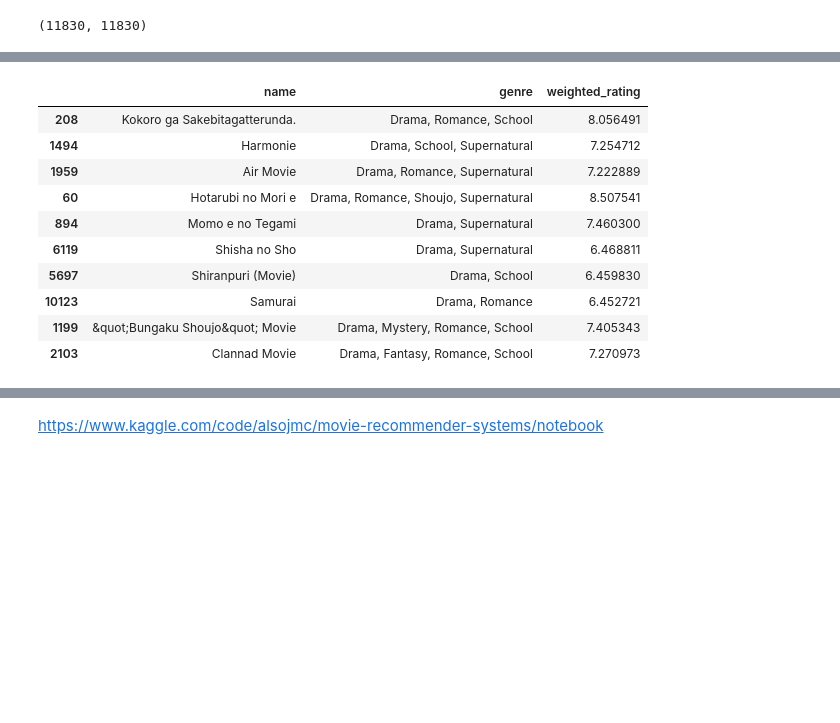
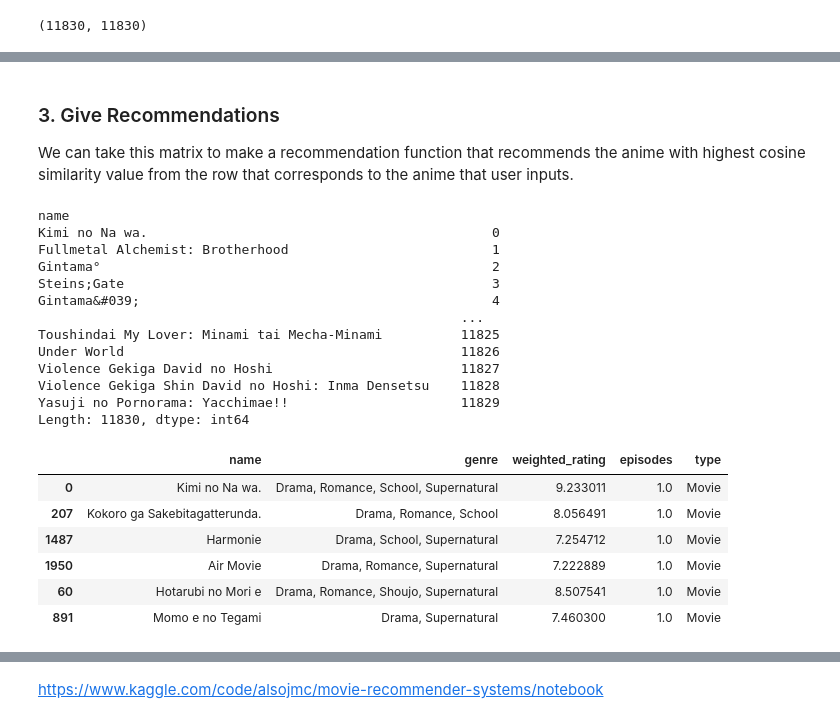
Before and after one commit to ssonghaophie/machine-learning-portfolio, a Jupyter notebook: Element 1/project1.ipynb, the cells around one changed output, grey strips where cells are left out. Drawn from its saved outputs; the diff is of its cells as text; code cells hidden in the pictures; blank space fills up the shorter version.

```diff
--- a/Element 1/project1.ipynb
+++ b/Element 1/project1.ipynb
@@ -88,4 +93,7 @@ Anime set shape after dropping NA values: (11830, 7)
 anime["rating"] = anime["rating"].astype(float)
 anime["members"] = anime["members"].astype(float)
 anime["episodes"] = anime["episodes"].astype(float)
+
+# reset the index
+anime = anime.reset_index(drop=True)
 # %% [markdown]
@@ -203,35 +228,61 @@ cos_sim.shape
+# %% [markdown]
+### 3. Give Recommendations
+
+We can take this matrix to make a recommendation function that recommends the anime with highest cosine similarity value from the row that corresponds to the anime that user inputs.
 # %%
-anime_index = pd.Series(anime.index, index=anime.name).drop_duplicates()
+# get the index of anime with names
+anime_index = pd.Series(anime.index, index=anime.name)
+anime_index
+# %% [output]
+name
+Kimi no Na wa.                                            0
+Fullmetal Alchemist: Brotherhood                          1
+Gintama°                                                  2
+Steins;Gate                                               3
+Gintama&#039;                                             4
+                                                      ...
+Toushindai My Lover: Minami tai Mecha-Minami          11825
+Under World                                           11826
+Violence Gekiga David no Hoshi                        11827
+Violence Gekiga Shin David no Hoshi: Inma Densetsu    11828
+Yasuji no Pornorama: Yacchimae!!                      11829
+Length: 11830, dtype: int64
 # %%
-def recommend(anime_name, similarity = cos_sim):
+# recommendation function
+def recommend(anime, anime_index, anime_name, similarity = cos_sim):
+    # get the index of the anime name
     ind = anime_index[anime_name]
+    #print(ind)
 
-    # Get the pairwise similarity scores of all anime with that anime
+    # calculate cosine similarity scores of all anime with that anime, enumerate it to match the index
     sim_scores = list(enumerate(cos_sim[ind]))
+    #print(sim_scores)
 
-    # Sort the anime based on the similarity scores
-    sim_scores = sorted(sim_scores, key=lambda x: x[1], reverse=True)
+    # sort the anime based on the similarity scores
+    sim_scores = sorted(sim_scores, reverse=True, key=lambda x: x[1])
+    #print(sim_scores)
 
-    # Get the scores of the 10 most similar anime
-    sim_scores = sim_scores[0:11]
+    # get the scores of the 5 most similar anime
+    sim_scores = sim_scores[0:6]
+    #print(sim_scores)
 
-    # Get the anime indices
-    anime_indices = [i[0] for i in sim_scores]
+    # get the anime indices
+    anime_indices = []
+    for i in sim_scores:
+        anime_indices.append(i[0])
+    #print(anime_indices)
 
-    # Return the top 10 most similar anime
-    result = anime[['name', 'genre', 'weighted_rating']].iloc[anime_indices].drop(ind)
+    # return the top 5 most similar anime after the anime user types
+    result = anime[["name", "genre", "weighted_rating", "episodes", "type"]].iloc[anime_indices]
     return result
 # %%
-recommend("Kimi no Na wa.")
+# recommend
+recommend(anime, anime_index, "Kimi no Na wa.")
 # %% [output]
-|  | name | genre | weighted_rating |
-| 208 | Kokoro ga Sakebitagatterunda. | Drama, Romance, School | 8.056491 |
-| 1494 | Harmonie | Drama, School, Supernatural | 7.254712 |
-| 1959 | Air Movie | Drama, Romance, Supernatural | 7.222889 |
-| 60 | Hotarubi no Mori e | Drama, Romance, Shoujo, Supernatural | 8.507541 |
-| 894 | Momo e no Tegami | Drama, Supernatural | 7.460300 |
-| 6119 | Shisha no Sho | Drama, Supernatural | 6.468811 |
-| 5697 | Shiranpuri (Movie) | Drama, School | 6.459830 |
-| 10123 | Samurai | Drama, Romance | 6.452721 |
-| 1199 | &quot;Bungaku Shoujo&quot; Movie | Drama, Mystery, Romance, School | 7.405343 |
-| 2103 | Clannad Movie | Drama, Fantasy, Romance, School | 7.270973 |
+|  | name | genre | weighted_rating | episodes | type |
+| 0 | Kimi no Na wa. | Drama, Romance, School, Supernatural | 9.233011 | 1.0 | Movie |
+| 207 | Kokoro ga Sakebitagatterunda. | Drama, Romance, School | 8.056491 | 1.0 | Movie |
+| 1487 | Harmonie | Drama, School, Supernatural | 7.254712 | 1.0 | Movie |
+| 1950 | Air Movie | Drama, Romance, Supernatural | 7.222889 | 1.0 | Movie |
+| 60 | Hotarubi no Mori e | Drama, Romance, Shoujo, Supernatural | 8.507541 | 1.0 | Movie |
+| 891 | Momo e no Tegami | Drama, Supernatural | 7.460300 | 1.0 | Movie |
```
Also changed, not shown: parts of 63 cells of this notebook, 4 other files.
